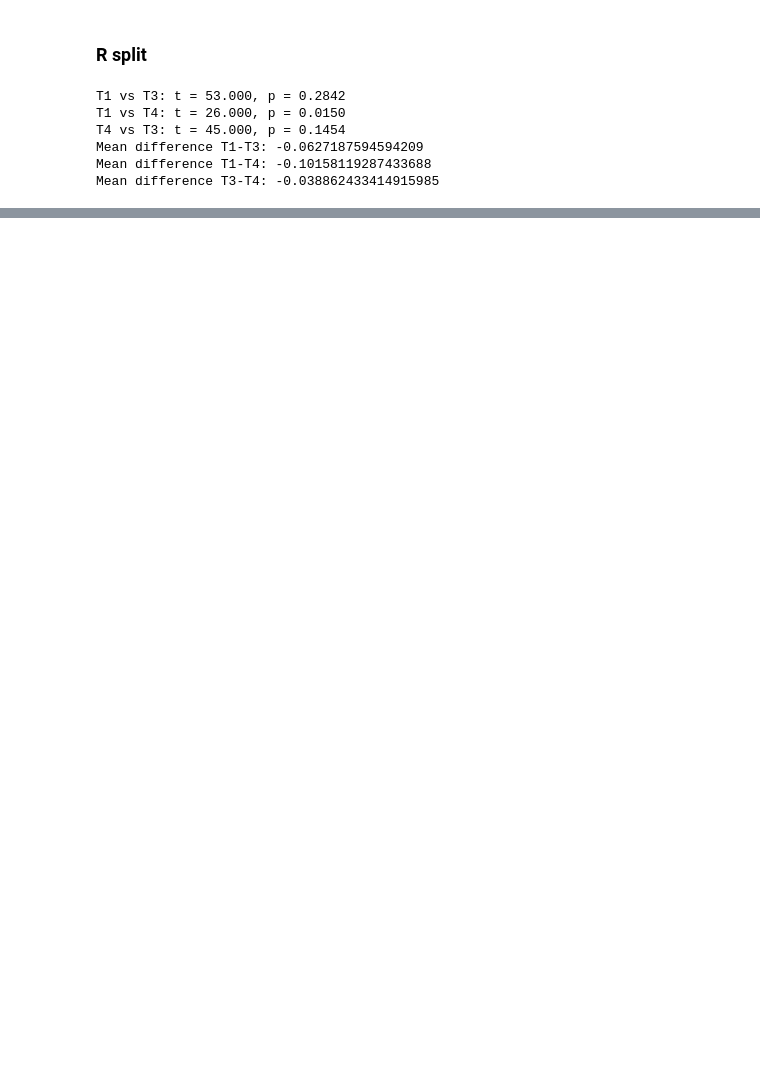
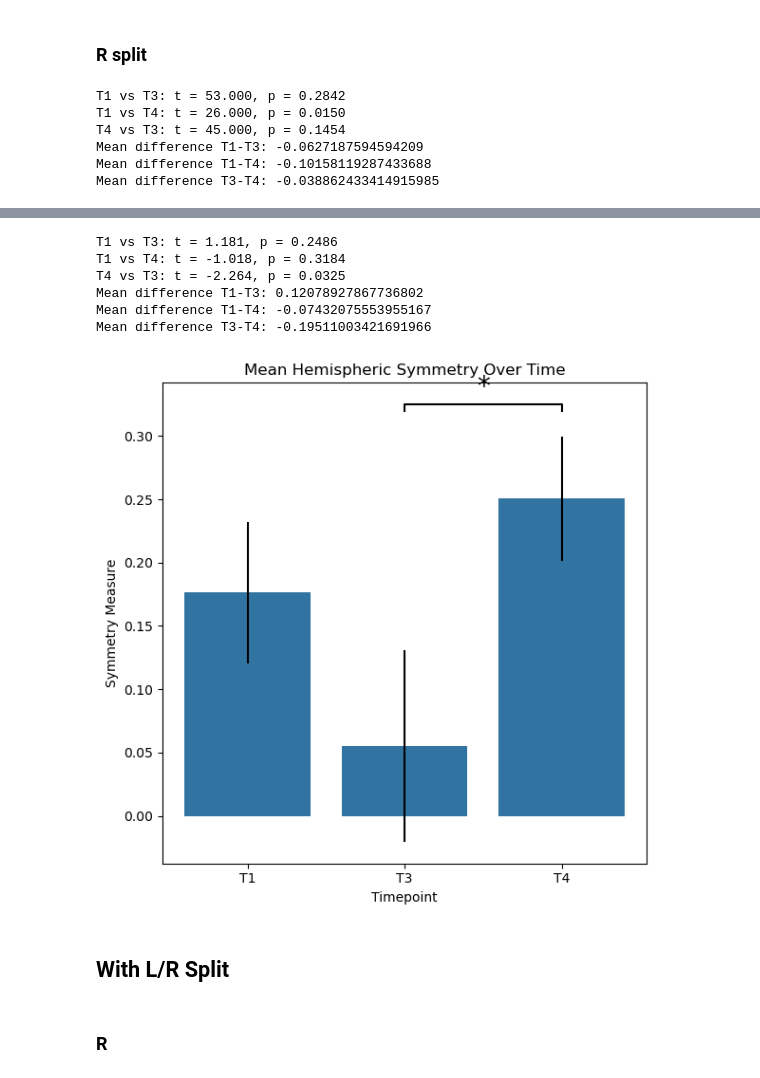
Before and after one commit to maylismlr/uphummel_MA4, a Jupyter notebook: longitudinal_anal.ipynb, the cells around one changed output, grey strips where cells are left out. Drawn from its saved outputs; the diff is of its cells as text; code cells hidden in the pictures; blank space fills up the shorter version.

```diff
--- a/longitudinal_anal.ipynb
+++ b/longitudinal_anal.ipynb
@@ -682,0 +693,11 @@ plt.show()
+# %%
+df_T1 = pd.DataFrame(merged_results['T1'])
+df_T3 = pd.DataFrame(merged_results['T3'])
+df_T4 = pd.DataFrame(merged_results['T4'])
+
+shapiro_1 = functions.test_normality(df_T1)
+shapiro_3 = functions.test_normality(df_T3)
+shapiro_4 = functions.test_normality(df_T4)
+display("Shapiro-Wilk test for T1:", shapiro_1)
+display("Shapiro-Wilk test for T3:", shapiro_3)
+display("Shapiro-Wilk test for T4:", shapiro_4)
@@ -682,0 +718,60 @@ plt.show()
+# %%
+print(f"T1 vs T3: t = {t3_stat:.3f}, p = {t3_p:.4f}")
+print(f"T1 vs T4: t = {t4_stat:.3f}, p = {t4_p:.4f}")
+print(f"T4 vs T3: t = {t3_t4_stat:.3f}, p = {t3_t4_p:.4f}")
+
+print("Mean difference T1-T3:", (df_T1['T1'] - df_T3['T3']).mean())
+print("Mean difference T1-T4:", (df_T1['T1'] - df_T4['T4']).mean())
+print("Mean difference T3-T4:", (df_T3['T3'] - df_T4['T4']).mean())
+# %% [output]
+T1 vs T3: t = 1.181, p = 0.2486
+T1 vs T4: t = -1.018, p = 0.3184
+T4 vs T3: t = -2.264, p = 0.0325
+Mean difference T1-T3: 0.12078927867736802
+Mean difference T1-T4: -0.07432075553955167
+Mean difference T3-T4: -0.19511003421691966
+# %%
+color = sns.color_palette("tab10")[0]
+# %%
+import matplotlib.pyplot as plt
+import seaborn as sns
+from scipy.stats import wilcoxon
+import numpy as np
+
+# Ensure data is aligned and drop NaNs
+sym_df = pd.concat([df_T1['T1'], df_T3['T3'], df_T4['T4']], axis=1)
+sym_df.columns = ['T1', 'T3', 'T4']
+sym_df = sym_df.dropna()
+
+# Mean and standard error
+means = sym_df.mean()
+errors = sym_df.std(ddof=1) / np.sqrt(sym_df.shape[0])
+
+# Plotting
+plt.figure(figsize=(6, 6))
+ax = sns.barplot(x=means.index, y=means.values, yerr=errors.values, capsize=0.2, color=color)
+plt.title('Mean Hemispheric Symmetry Over Time')
+plt.ylabel('Symmetry Measure')
+plt.xlabel('Timepoint')
+
+# Pairwise comparisons
+comparisons = [('T1', 'T3'), ('T1', 'T4'), ('T3', 'T4')]
+positions = [(0, 1), (0, 2), (1, 2)]
+height_offset = 0.02
+max_y = max(means.values + errors.values)
+
+for (t1, t2), (i, j) in zip(comparisons, positions):
+    stat, p = wilcoxon(sym_df[t1], sym_df[t2])
+    if p < 0.05:
+        y = max(means[t1] + errors[t1], means[t2] + errors[t2]) + height_offset
+        plt.plot([i, i, j, j], [y, y + 0.005, y + 0.005, y], lw=1.5, color='black')
+        plt.text((i + j) / 2, y + 0.008, '*', ha='center', va='bottom', fontsize=20)
+
+plt.tight_layout()
+plt.show()
+# %% [output]
+[figure, added]
+# %% [markdown]
+## With L/R Split
+# %% [markdown]
+### R
```
Also changed, not shown: parts of 47 cells of this notebook, 1 other file.
